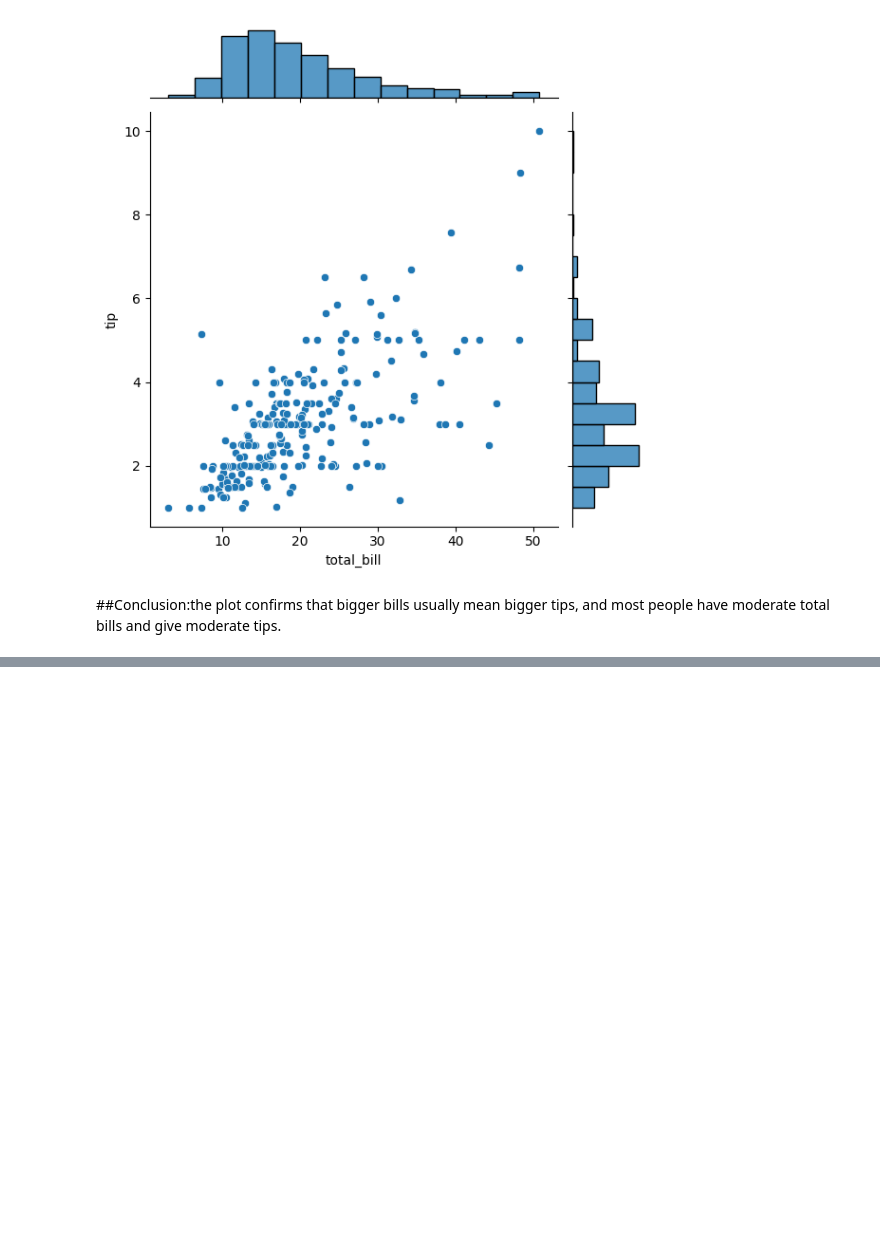
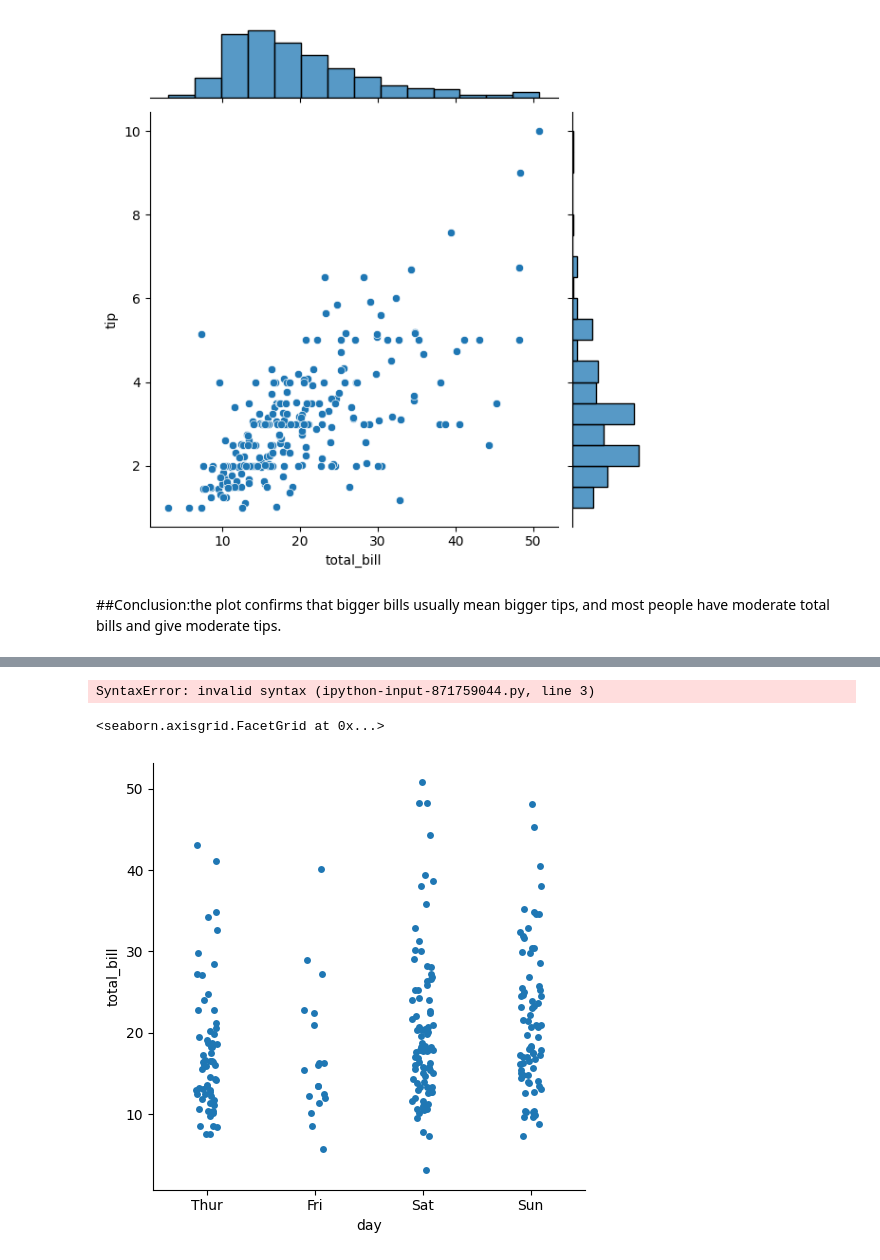
Before and after one commit to Priyadarshini-yadav13/reference, a Jupyter notebook: python_practice1.ipynb, the cells around one changed output, grey strips where cells are left out. Drawn from its saved outputs; the diff is of its cells as text; code cells hidden in the pictures; blank space fills up the shorter version.

```diff
--- a/python_practice1.ipynb
+++ b/python_practice1.ipynb
@@ -668,0 +971,33 @@ plt.show()
+# %%
+##Categorical scatterplots:
+
+stripplot() (with kind="strip"; the default)
+
+swarmplot() (with kind="swarm")
+
+Categorical distribution plots:
+
+boxplot() (with kind="box")
+
+violinplot() (with kind="violin")
+
+boxenplot() (with kind="boxen")
+
+Categorical estimate plots:
+
+pointplot() (with kind="point")
+
+barplot() (with kind="bar")
+
+countplot() (with kind="count")
+
+tips = sns.load_dataset("tips")
+sns.catplot(data=tips, x="day", y="total_bill") we use different ind for different plots.
+# %% [output]
+SyntaxError: invalid syntax (ipython-input-871759044.py, line 3)
+# %%
+tips = sns.load_dataset("tips")
+sns.catplot(data=tips, x="day", y="total_bill")#stripplot is default
+# %% [output]
+<seaborn.axisgrid.FacetGrid at 0x...>
+[figure, added]
```
Also changed, not shown: parts of 70 cells of this notebook.
